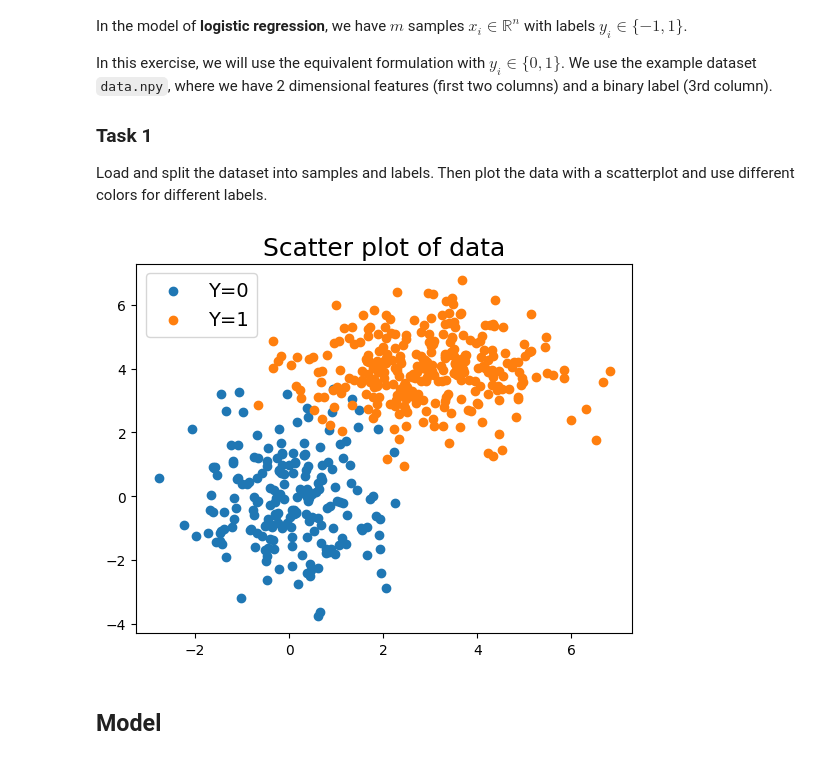
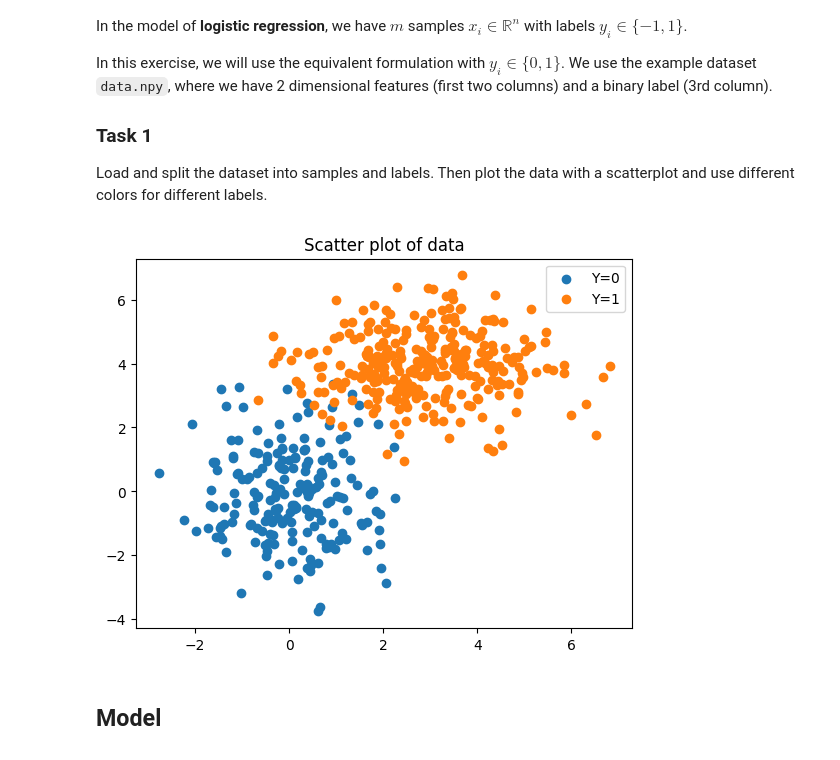
Before and after one commit to HerrMotz/AGDML-Lab, a Jupyter notebook: 03_Logistic_Regression/03_Logistic_Regression.ipynb, the cells around one changed output. Saved outputs shown, nothing was run; the diff lists cells and outputs as text; code cells hidden in the pictures.

```diff
--- a/03_Logistic_Regression/03_Logistic_Regression.ipynb
+++ b/03_Logistic_Regression/03_Logistic_Regression.ipynb
@@ -42,32 +42,35 @@ Load and split the dataset into samples and labels. Then plot the data with a sc
 # %%
 # TODO: Load and split dataset
 import numpy as np
 import pandas as pd
 import matplotlib.pyplot as plt
+
+# set seed for reproducibility
+
 
 data = np.load("data.npy")
 
 
 pd.DataFrame(data)
 
 X = data[:, 0:2]
 Y = data[:, 2]
 
 assert data[2,1] == X[2,1]
 
 class0 = np.where(Y == 0)
 class1 = np.where(Y == 1)
 
 X0 = X[class0]
 X1 = X[class1]
 
-plt.title("Scatter plot of data", size=18)
+plt.title("Scatter plot of data")
 plt.scatter(X0[:, 0], X0[:, 1], label="Y=0")
 plt.scatter(X1[:, 0], X1[:, 1], label="Y=1")
-plt.legend(fontsize=14)
+plt.legend()
 plt.show()
 # %% [output]
-[figure, old version]
+[figure, new version]
 # %% [markdown]
 ## Model
 # %% [markdown]
```
Also changed, not shown: parts of 5 cells of this notebook.
